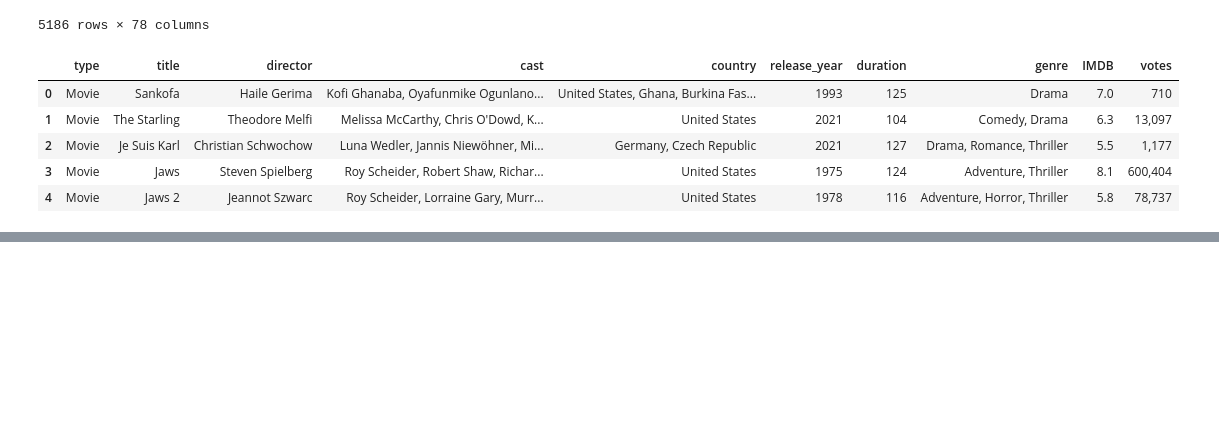
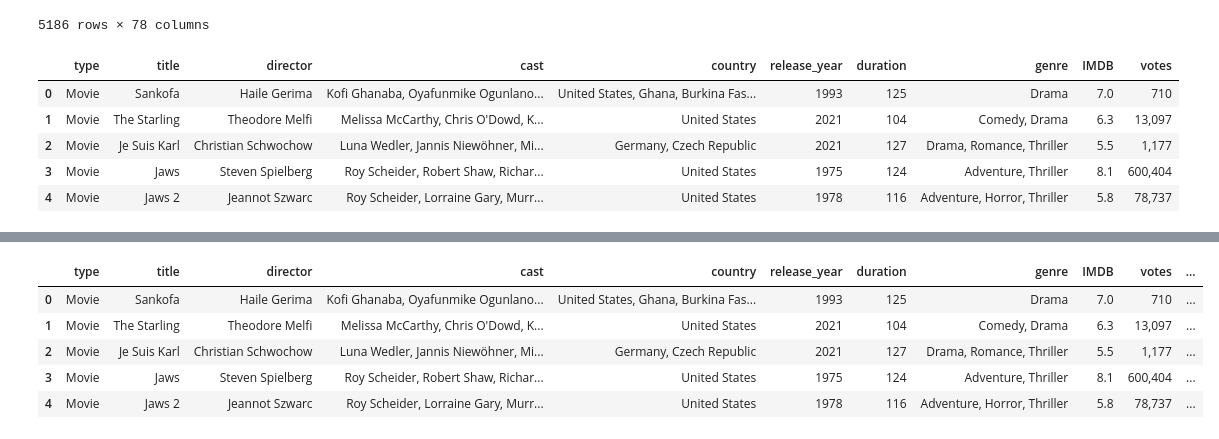
Before and after one commit to emirryilmazz/movies_datascience, a Jupyter notebook: project.ipynb, the cells around one changed output, grey strips where cells are left out. Drawn from its saved outputs; the diff is of its cells as text; code cells hidden in the pictures; blank space fills up the shorter version.

Commit message:
genres

```diff
--- a/project.ipynb
+++ b/project.ipynb
@@ -299,0 +311,13 @@ plt.show()
+# %%
+#add 3 genres columns to netflix_data and fill from genre data
+netflix_data['genre1'] = netflix_data['genre'].apply(lambda x: x.split(',')[0])
+netflix_data['genre2'] = netflix_data['genre'].apply(lambda x : x.split(',')[1] if (len(x.split(',')) > 1) else 'none')
+netflix_data['genre3'] = netflix_data['genre'].apply(lambda x : x.split(',')[2] if (len(x.split(',')) > 2) else 'none')
+netflix_data.head()
+# %% [output]
+|  | type | title | director | cast | country | release_year | duration | genre | IMDB | votes | ... |
+| 0 | Movie | Sankofa | Haile Gerima | Kofi Ghanaba, Oyafunmike Ogunlano... | United States, Ghana, Burkina Fas... | 1993 | 125 | Drama | 7.0 | 710 | ... |
+| 1 | Movie | The Starling | Theodore Melfi | Melissa McCarthy, Chris O'Dowd, K... | United States | 2021 | 104 | Comedy, Drama | 6.3 | 13,097 | ... |
+| 2 | Movie | Je Suis Karl | Christian Schwochow | Luna Wedler, Jannis Niewöhner, Mi... | Germany, Czech Republic | 2021 | 127 | Drama, Romance, Thriller | 5.5 | 1,177 | ... |
+| 3 | Movie | Jaws | Steven Spielberg | Roy Scheider, Robert Shaw, Richar... | United States | 1975 | 124 | Adventure, Thriller | 8.1 | 600,404 | ... |
+| 4 | Movie | Jaws 2 | Jeannot Szwarc | Roy Scheider, Lorraine Gary, Murr... | United States | 1978 | 116 | Adventure, Horror, Thriller | 5.8 | 78,737 | ... |
```
Also changed, not shown: parts of 8 cells of this notebook.
